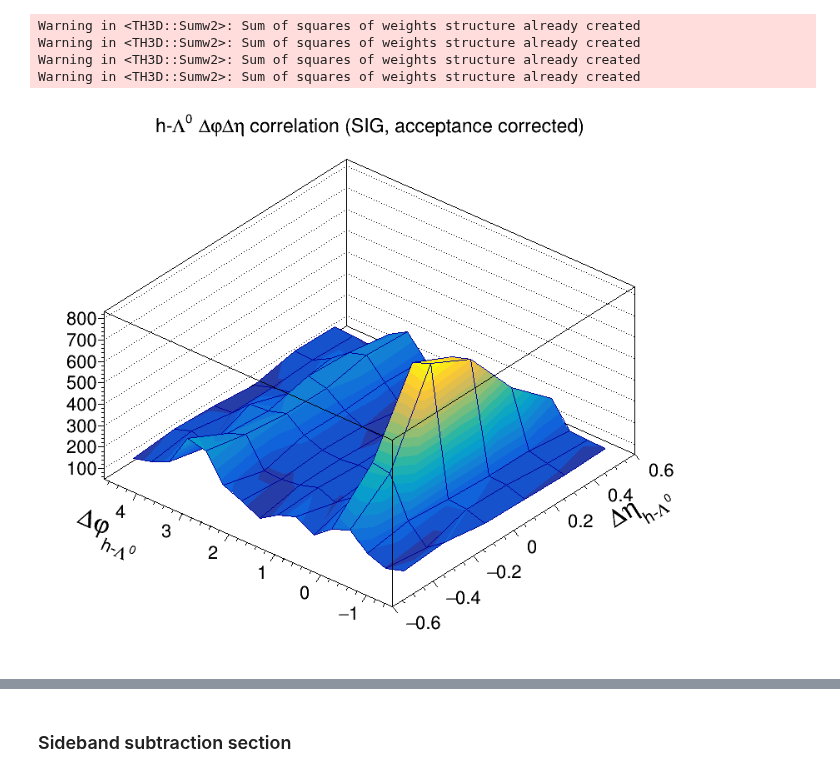
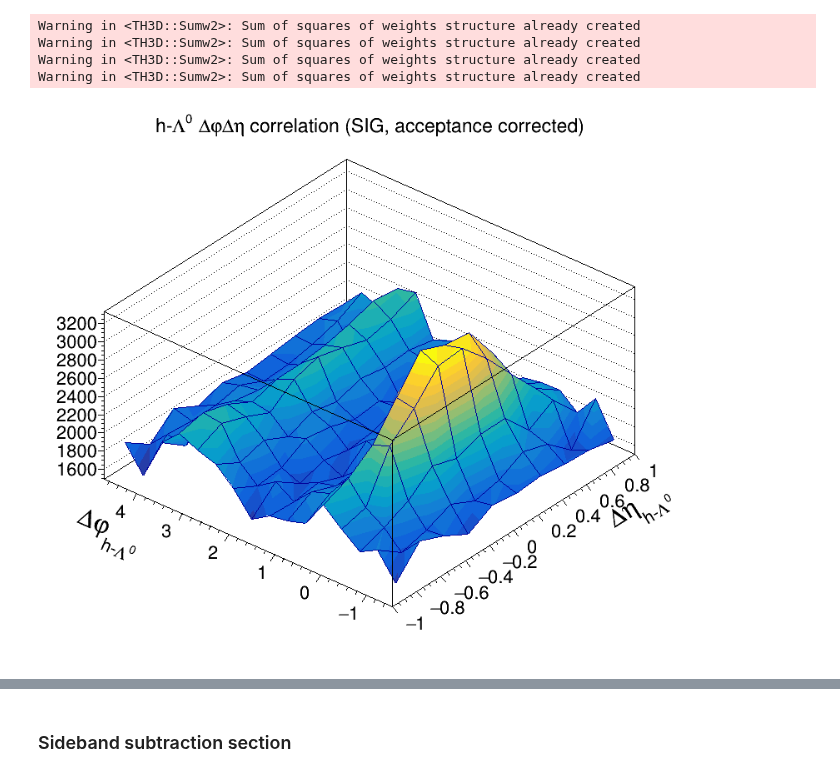
Before and after one commit to rhanniga/lambda-over-hadron, a Jupyter notebook: mc/offline/v0_closure_test.ipynb, the cells around one changed output, grey strips where cells are left out. Cells and saved outputs as stored; diff of their text form; code cells hidden in the pictures.

```diff
--- a/mc/offline/v0_closure_test.ipynb
+++ b/mc/offline/v0_closure_test.ipynb
@@ -24 +24,5 @@ DELTA_ETA_MAX = 0.6 - EPSILON
+# %%
+# DELTA_ETA_MAX = 0.6 - EPSILON
+DELTA_ETA_MIN = -0.8
+DELTA_ETA_MAX = 0.8 - EPSILON
 # %%
@@ -506,11 +526,11 @@ h_h_2d_mixcor_0_20.GetYaxis().SetTitleOffset(1.3)
 # %%
 c.SetTheta(50)
 c.SetPhi(50)
-h_lambda_2d_mixcor_sig_0_20.GetXaxis().SetRangeUser(-DELTA_ETA_MAX, DELTA_ETA_MAX)
+h_lambda_2d_mixcor_sig_0_20.GetXaxis().SetRangeUser(DELTA_ETA_MIN, DELTA_ETA_MAX)
 h_lambda_2d_mixcor_sig_0_20.Draw("SURF1")
 c.Draw()
 # %% [output]
-[figure, old version]
+[figure, new version]
 # %%
 c.SetTheta(50)
 c.SetPhi(50)
```
Also changed, not shown: parts of 33 cells of this notebook, 2 other files.
